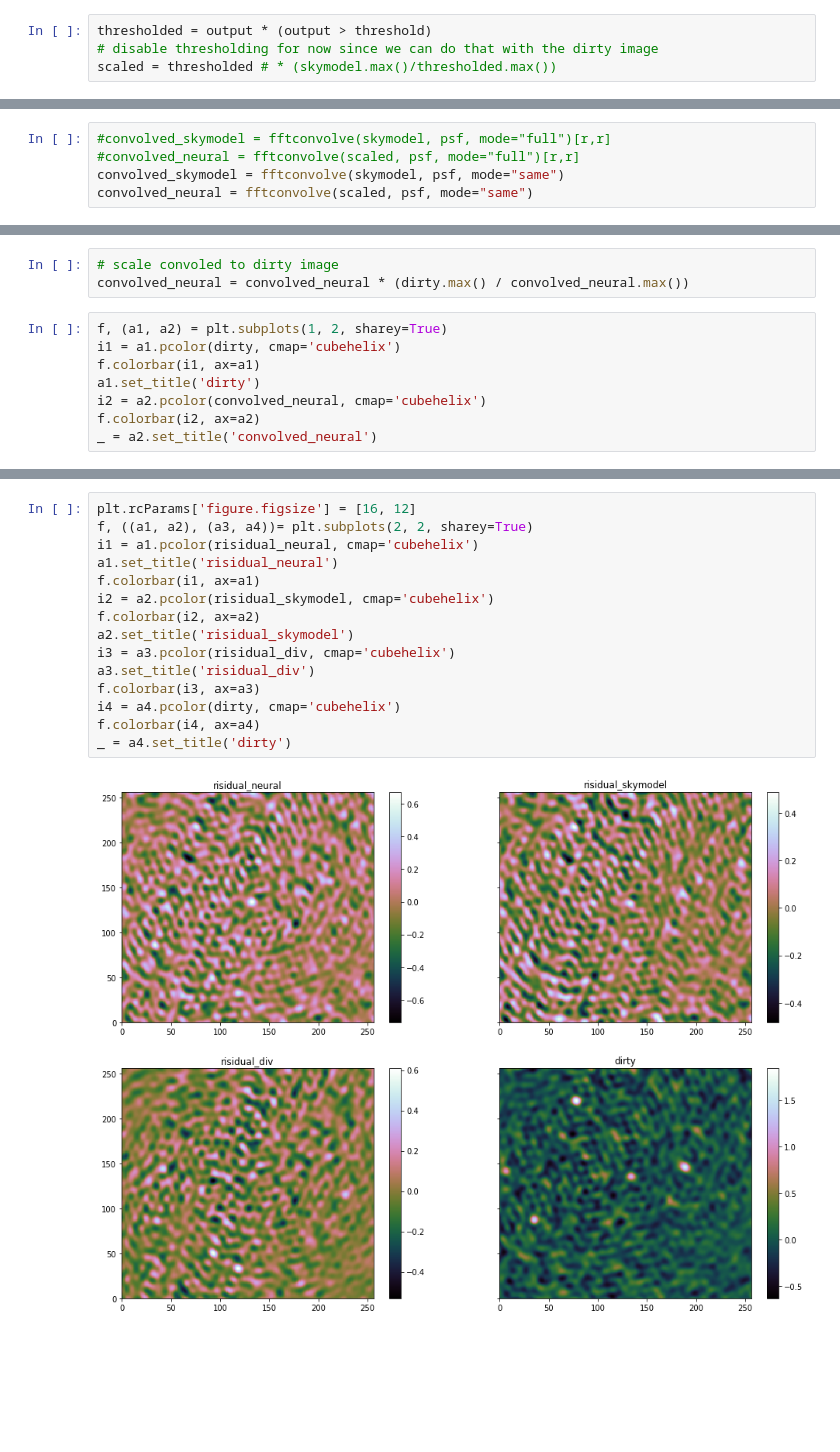
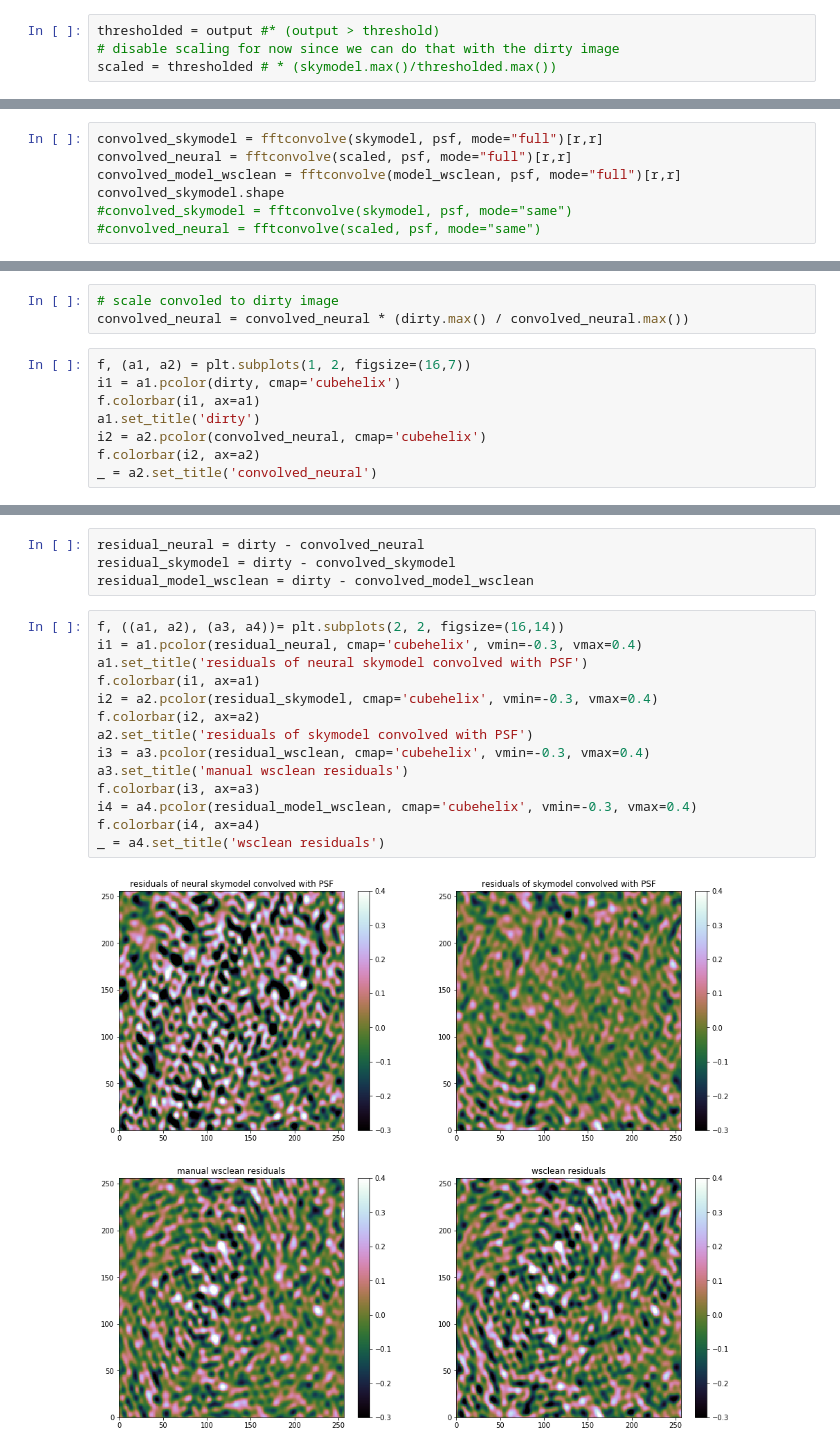
Before and after one commit to gijzelaerr/vacuum-cleaner, a Jupyter notebook: notebooks/convolve.ipynb, the cells around one changed output, grey strips where cells are left out. Drawn from its saved outputs; the diff is of its cells as text; blank space fills up the shorter version.

```diff
--- a/notebooks/convolve.ipynb
+++ b/notebooks/convolve.ipynb
@@ -96,7 +99,7 @@ _ = a2.set_title('neural output')
 # %% [output]
 [figure]
 # %%
-thresholded = output * (output > threshold)
-# disable thresholding for now since we can do that with the dirty image
+thresholded = output #* (output > threshold)
+# disable scaling for now since we can do that with the dirty image
 scaled = thresholded # * (skymodel.max()/thresholded.max())
 # %%
@@ -135,5 +139,7 @@ r = slice(p//2, -p//2+1)    # uneven PSF needs +2, even psf +1
 # %%
-#convolved_skymodel = fftconvolve(skymodel, psf, mode="full")[r,r]
-#convolved_neural = fftconvolve(scaled, psf, mode="full")[r,r]
-convolved_skymodel = fftconvolve(skymodel, psf, mode="same")
-convolved_neural = fftconvolve(scaled, psf, mode="same")
+convolved_skymodel = fftconvolve(skymodel, psf, mode="full")[r,r]
+convolved_neural = fftconvolve(scaled, psf, mode="full")[r,r]
+convolved_model_wsclean = fftconvolve(model_wsclean, psf, mode="full")[r,r]
+convolved_skymodel.shape
+#convolved_skymodel = fftconvolve(skymodel, psf, mode="same")
+#convolved_neural = fftconvolve(scaled, psf, mode="same")
@@ -167,7 +175,7 @@ _ = a2.set_title('convolved_neural')
 # scale convoled to dirty image
 convolved_neural = convolved_neural * (dirty.max() / convolved_neural.max())
 # %%
-f, (a1, a2) = plt.subplots(1, 2, sharey=True)
+f, (a1, a2) = plt.subplots(1, 2, figsize=(16,7))
 i1 = a1.pcolor(dirty, cmap='cubehelix')
 f.colorbar(i1, ax=a1)
 a1.set_title('dirty')
@@ -183,17 +187,20 @@ risidual_div = convolved_skymodel - convolved_neural
+# %%
+residual_neural = dirty - convolved_neural
+residual_skymodel = dirty - convolved_skymodel
+residual_model_wsclean = dirty - convolved_model_wsclean
 # %%
-plt.rcParams['figure.figsize'] = [16, 12]
-f, ((a1, a2), (a3, a4))= plt.subplots(2, 2, sharey=True)
-i1 = a1.pcolor(risidual_neural, cmap='cubehelix')
-a1.set_title('risidual_neural')
+f, ((a1, a2), (a3, a4))= plt.subplots(2, 2, figsize=(16,14))
+i1 = a1.pcolor(residual_neural, cmap='cubehelix', vmin=-0.3, vmax=0.4)
+a1.set_title('residuals of neural skymodel convolved with PSF')
 f.colorbar(i1, ax=a1)
-i2 = a2.pcolor(risidual_skymodel, cmap='cubehelix')
+i2 = a2.pcolor(residual_skymodel, cmap='cubehelix', vmin=-0.3, vmax=0.4)
 f.colorbar(i2, ax=a2)
-a2.set_title('risidual_skymodel')
-i3 = a3.pcolor(risidual_div, cmap='cubehelix')
-a3.set_title('risidual_div')
+a2.set_title('residuals of skymodel convolved with PSF')
+i3 = a3.pcolor(residual_wsclean, cmap='cubehelix', vmin=-0.3, vmax=0.4)
+a3.set_title('manual wsclean residuals')
 f.colorbar(i3, ax=a3)
-i4 = a4.pcolor(dirty, cmap='cubehelix')
+i4 = a4.pcolor(residual_model_wsclean, cmap='cubehelix', vmin=-0.3, vmax=0.4)
 f.colorbar(i4, ax=a4)
-_ = a4.set_title('dirty')
+_ = a4.set_title('wsclean residuals')
 # %% [output]
-[figure, old version]
+[figure, new version]
```
Also changed, not shown: parts of 21 cells of this notebook.
